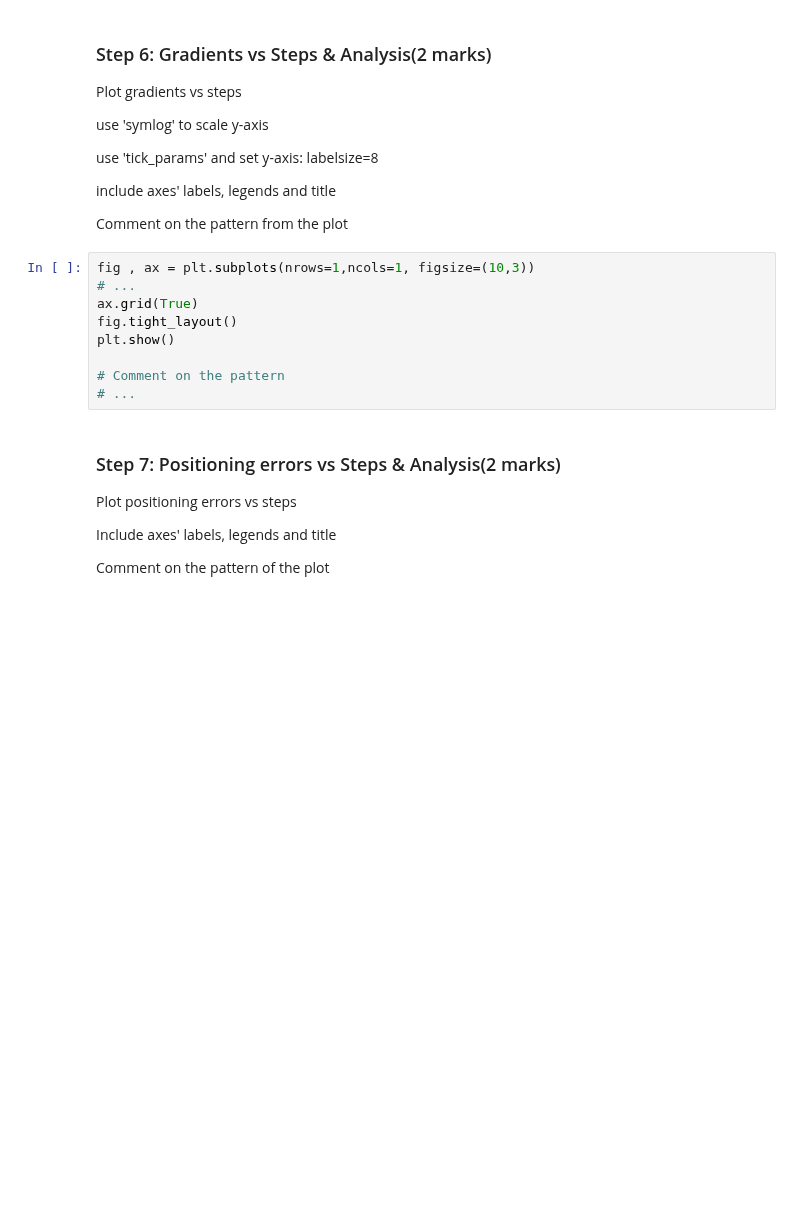
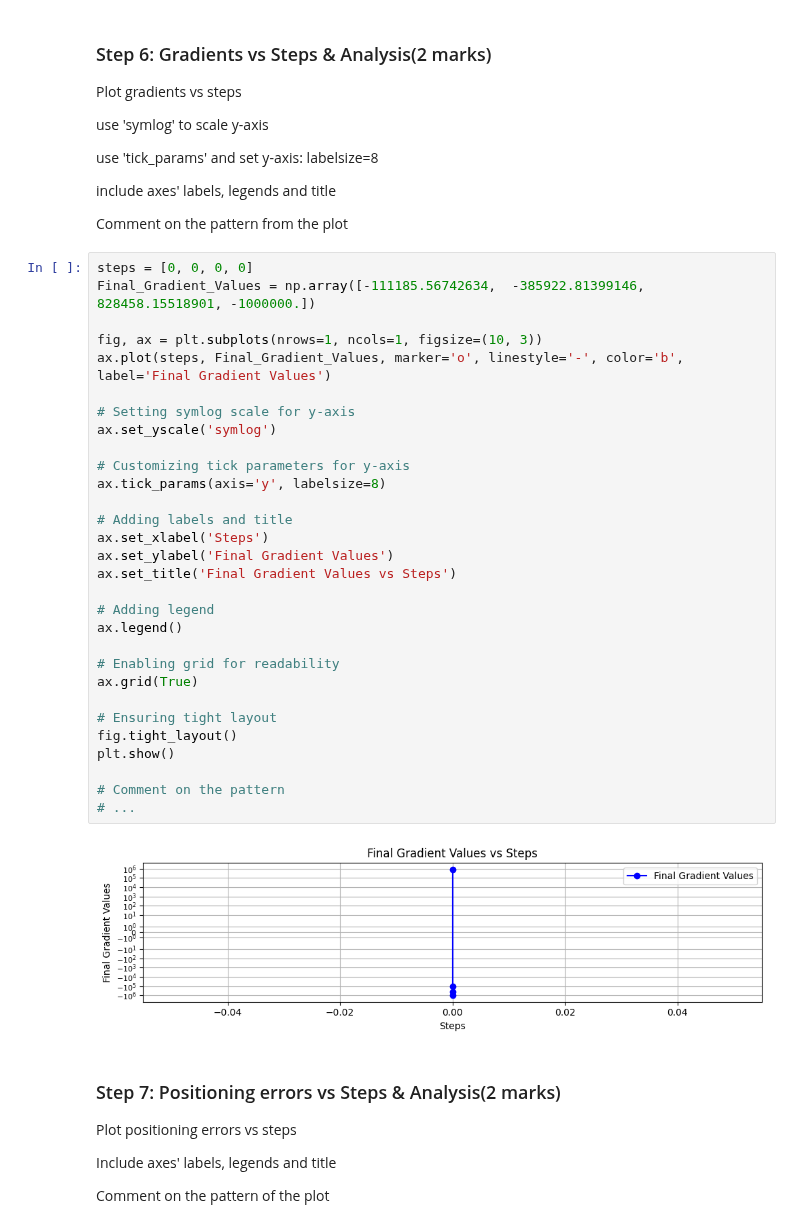
Before and after one commit to ChukwuebukaEzeanaka/engg680_2024_fall, a Jupyter notebook: Lab_Assignment3/Assignment3.ipynb, the cells around one changed output. Cells and saved outputs as stored; diff of their text form; blank space fills up the shorter version.

```diff
--- a/Lab_Assignment3/Assignment3.ipynb
+++ b/Lab_Assignment3/Assignment3.ipynb
@@ -268,15 +276,38 @@ use 'tick_params' and set y-axis: labelsize=8
 include axes' labels, legends and title
 
 Comment on the pattern from the plot
-# %%
-fig , ax = plt.subplots(nrows=1,ncols=1, figsize=(10,3))
-# ...
-ax.grid(True)
-fig.tight_layout()
-plt.show()
-
-# Comment on the pattern
-# ...
+# %%
+steps = [0, 0, 0, 0]
+Final_Gradient_Values = np.array([-111185.56742634,  -385922.81399146,   828458.15518901, -1000000.])
+
+fig, ax = plt.subplots(nrows=1, ncols=1, figsize=(10, 3))
+ax.plot(steps, Final_Gradient_Values, marker='o', linestyle='-', color='b', label='Final Gradient Values')
+
+# Setting symlog scale for y-axis
+ax.set_yscale('symlog')
+
+# Customizing tick parameters for y-axis
+ax.tick_params(axis='y', labelsize=8)
+
+# Adding labels and title
+ax.set_xlabel('Steps')
+ax.set_ylabel('Final Gradient Values')
+ax.set_title('Final Gradient Values vs Steps')
+
+# Adding legend
+ax.legend()
+
+# Enabling grid for readability
+ax.grid(True)
+
+# Ensuring tight layout
+fig.tight_layout()
+plt.show()
+
+# Comment on the pattern
+# ...
+# %% [output]
+[figure, added]
 # %% [markdown]
 ### Step 7: Positioning errors vs Steps & Analysis(2 marks)
 Plot positioning errors vs steps
```
Also changed, not shown: parts of 4 cells of this notebook.
